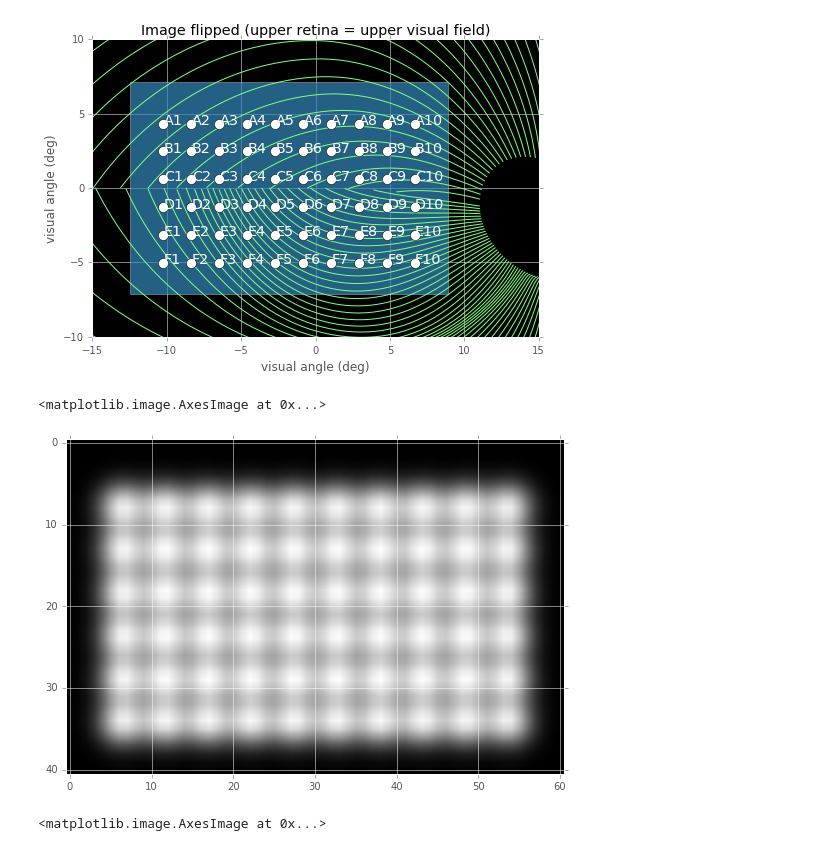
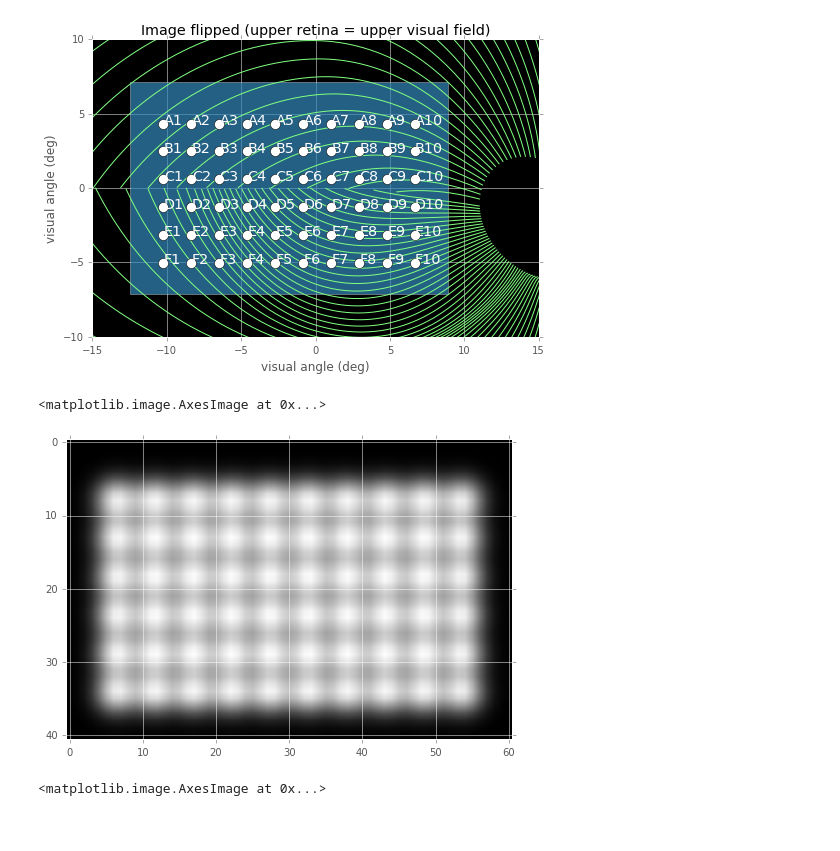
Before and after one commit to pulse2percept/pulse2percept, a Jupyter notebook: examples/notebooks/0.1-image2percept.ipynb, the cells around one changed output. Cells and saved outputs as stored; diff of their text form; code cells hidden in the pictures.

```diff
--- a/examples/notebooks/0.1-image2percept.ipynb
+++ b/examples/notebooks/0.1-image2percept.ipynb
@@ -52,12 +55,12 @@ fig.savefig('jansonius_argusI.eps')
 # %%
 rfs = np.zeros_like(retina.gridx)
 for e in argus:
     rfs += e2cm.receptive_field(e, retina.gridx, retina.gridy, 'gaussian')
-plt.figure(figsize=(18, 6))
+plt.figure(figsize=(8, 6))
 plt.imshow(rfs, cmap='gray')
 # %% [output]
 <matplotlib.image.AxesImage at 0x...>
-[figure, old version]
+[figure, new version]
 # %%
 # The temporal model contains the cascade of operations that leads from pulse to percept:
 tsample = 0.005 / 1000  # Sample step (s)
```
Also changed, not shown: parts of 2 cells of this notebook, 2 other files.
